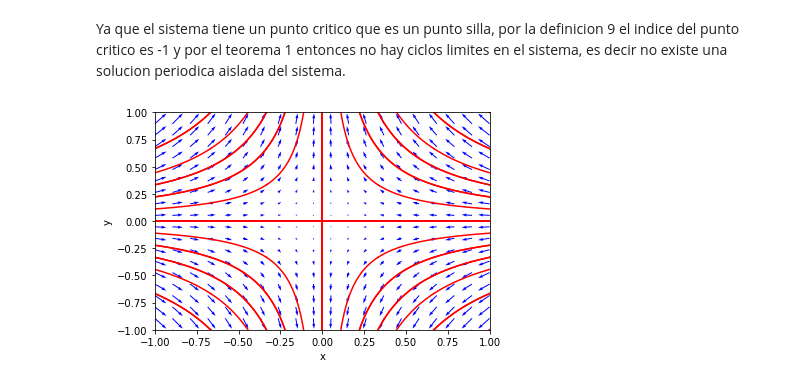
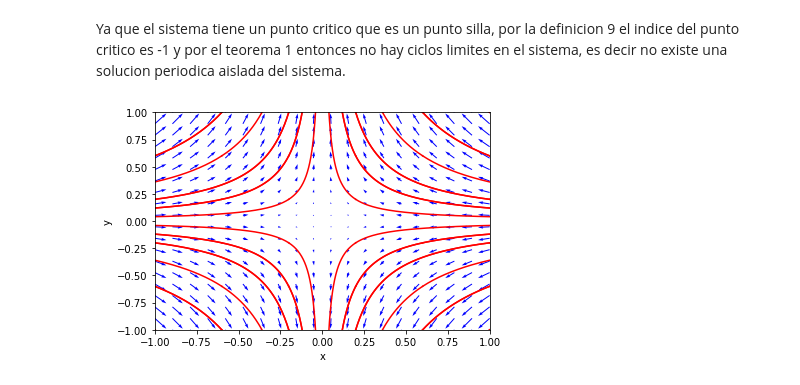
Before and after one commit to deleonja/dynamical-sys, a Jupyter notebook: ModeloSI.ipynb, the cells around one changed output. Drawn from its saved outputs; the diff is of its cells as text; code cells hidden in the pictures.

```diff
--- a/ModeloSI.ipynb
+++ b/ModeloSI.ipynb
@@ -33,36 +33,35 @@ import numpy as np
 from scipy.integrate import odeint
 import pylab as pl
 # %%
-#sistema
 def dx_dt(x,t):
     return [ -0.5*x[0] , 0.5*x[1] ]
 #trayectorias en tiempo hacia adelante
 ts=np.linspace(0,10,500)
-ic=np.linspace(-1,1,7)
+ic=np.linspace(-1,1,6)
 for r in ic:
     for s in ic:
         x0=[r,s]
         xs=odeint(dx_dt,x0,ts)
         plt.plot(xs[:,0],xs[:,1],"r-")
 #trayectorias en tiempo hacia atras
 ts=np.linspace(0,-10,500)
-ic=np.linspace(-1,1,7)
+ic=np.linspace(-1,1,6)
 for r in ic:
     for s in ic:
         x0=[r,s]
         xs=odeint(dx_dt,x0,ts)
         plt.plot(xs[:,0],xs[:,1],"r-")
 #etiquetas de ejes y estilo de letra
 plt.xlabel('x',fontsize=10)
 plt.ylabel('y',fontsize=10)
 plt.tick_params(labelsize=10)
 plt.xlim(-1,1)
 plt.ylim(-1,1)
 #campo vectorial
 X,Y=np.mgrid[-1:1:20j,-1:1:20j]
 u=-0.5*X
 v=0.5*Y
 pl.quiver(X,Y,u,v,color='b')
 plt.show()
 # %% [output]
-[figure, old version]
+[figure, new version]
```
Also changed, not shown: 3 other files.
